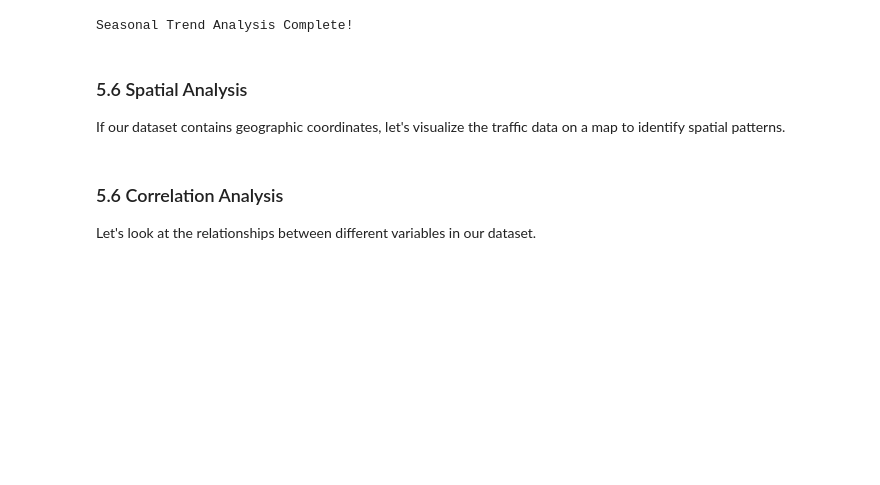
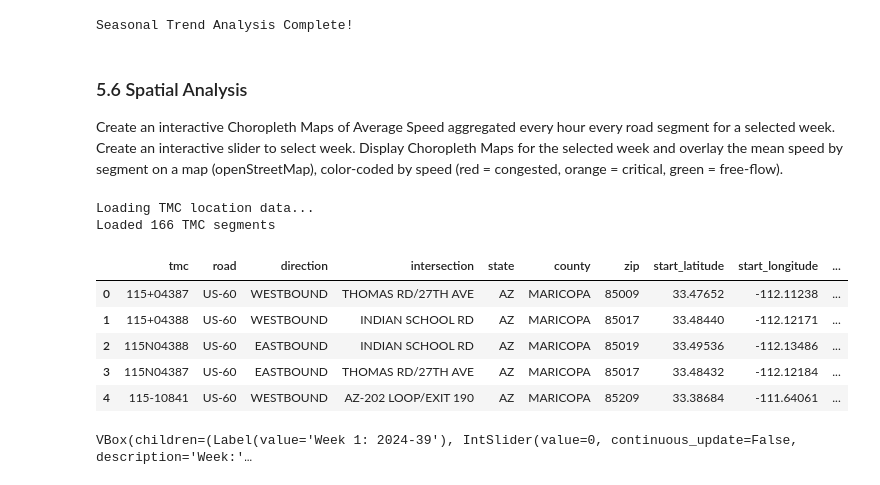
Before and after one commit to kdona/fall-2025-traffic-prediction, a Jupyter notebook: notebooks/eda.ipynb, the cells around one changed output. Saved outputs shown, nothing was run; the diff lists cells and outputs as text; code cells hidden in the pictures; blank space fills up the shorter version.

```diff
--- a/notebooks/eda.ipynb
+++ b/notebooks/eda.ipynb
@@ -975,4 +968,6 @@ Seasonal Trend Analysis Complete!
 # %% [markdown]
 ### 5.6 Spatial Analysis
 
-If our dataset contains geographic coordinates, let's visualize the traffic data on a map to identify spatial patterns.
+Create an interactive Choropleth Maps of Average Speed aggregated every hour every road segment for a selected week.
+Create an interactive slider to select week.
+Display Choropleth Maps for the selected week and overlay the mean speed by segment on a map (openStreetMap), color-coded by speed (red = congested, orange = critical, green = free-flow).
@@ -1071,4 +974,15 @@ else:
-# %% [markdown]
-### 5.6 Correlation Analysis
-
-Let's look at the relationships between different variables in our dataset.
+# %%
+# First, read the TMC_Identification.csv file to get location data for each TMC segment
+print("Loading TMC location data...")
+tmc_locations = pd.read_csv('../database/inrix-traffic-speed/SR60-1year/TMC_Identification.csv')
+print(f"Loaded {len(tmc_locations)} TMC segments")
+tmc_locations.head()
+# %% [output]
+Loading TMC location data...
+Loaded 166 TMC segments
+|  | tmc | road | direction | intersection | state | county | zip | start_latitude | start_longitude | ... |
+| 0 | 115+04387 | US-60 | WESTBOUND | THOMAS RD/27TH AVE | AZ | MARICOPA | 85009 | 33.47652 | -112.11238 | ... |
+| 1 | 115+04388 | US-60 | WESTBOUND | INDIAN SCHOOL RD | AZ | MARICOPA | 85017 | 33.48440 | -112.12171 | ... |
+| 2 | 115N04388 | US-60 | EASTBOUND | INDIAN SCHOOL RD | AZ | MARICOPA | 85019 | 33.49536 | -112.13486 | ... |
+| 3 | 115N04387 | US-60 | EASTBOUND | THOMAS RD/27TH AVE | AZ | MARICOPA | 85017 | 33.48432 | -112.12184 | ... |
+| 4 | 115-10841 | US-60 | WESTBOUND | AZ-202 LOOP/EXIT 190 | AZ | MARICOPA | 85209 | 33.38684 | -111.64061 | ... |
@@ -1074,0 +1185,52 @@ Let's look at the relationships between different variables in our dataset.
+# %%
+# Now let's create the interactive slider to display maps for different weeks
+from ipywidgets import interactive_output, IntSlider, Output, HBox, VBox, Label, Layout
+
+# Create widgets
+week_slider = IntSlider(
+    value=0,
+    min=0,
+    max=len(unique_year_weeks)-1,
+    step=1,
+    description='Week:',
+    continuous_update=False,
+    layout=Layout(width='800px')
+)
+
+week_label = Label(value=f"Week 1: {unique_year_weeks[0]}")
+map_output = Output()
+
+# Function to update map when slider changes
+def update_map(week_idx):
+    week_label.value = f"Week {week_idx+1}: {unique_year_weeks[week_idx]}"
+
+    with map_output:
+        map_output.clear_output(wait=True)
+        print(f"Creating map for week {unique_year_weeks[week_idx]}...")
+
+        # Get the selected week data
+        selected_week = unique_year_weeks[week_idx]
+
+        # Create the map
+        speed_map = create_speed_map(df_1y, tmc_locations, selected_week)
+
+        # Display the map if created successfully
+        if speed_map:
+            display(speed_map)
+        else:
+            print(f"No data available to create map for week {selected_week}")
+
+# Create interactive output
+out = interactive_output(update_map, {'week_idx': week_slider})
+
+# Create layout and display widgets
+display(VBox([
+    week_label,
+    week_slider,
+    map_output
+]))
+
+# Initialize map with first week
+update_map(0)
+# %% [output]
+VBox(children=(Label(value='Week 1: 2024-39'), IntSlider(value=0, continuous_update=False, description='Week:'…
```
Also changed, not shown: parts of 14 cells of this notebook, 3 other files.
